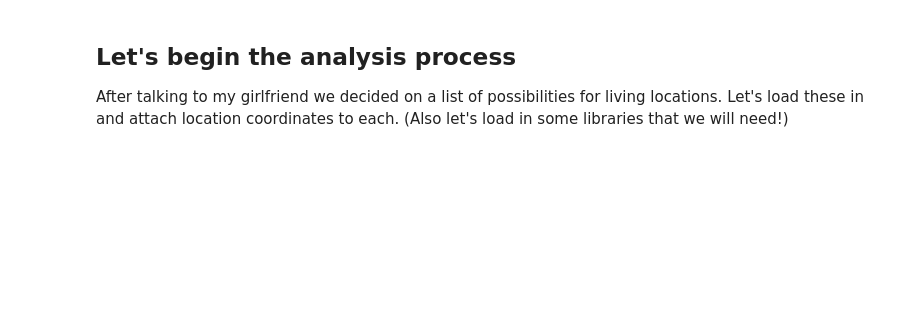
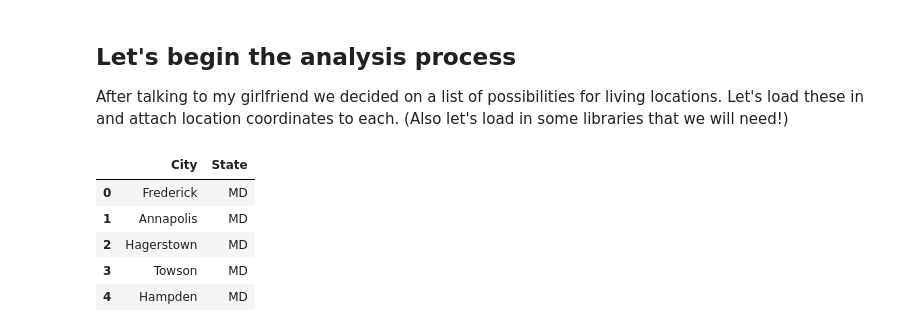
Before and after one commit to BradenSmolko/Coursera_Capstone, a Jupyter notebook: Coursera_Capstone.ipynb, the cells around one changed output. Cells and saved outputs as stored; diff of their text form; code cells hidden in the pictures; blank space fills up the shorter version.

```diff
--- a/Coursera_Capstone.ipynb
+++ b/Coursera_Capstone.ipynb
@@ -72,0 +54,12 @@ for postal_code in df['Postal Code']:
+# %%
+# Load in the Possible Locations Table from the repository
+df_url = 'https://raw.githubusercontent.com/BradenSmolko/Coursera_Capstone/master/PossibleLocations.csv'
+locations_df = pd.read_csv(df_url)
+locations_df.head()
+# %% [output]
+|  | City | State |
+| 0 | Frederick | MD |
+| 1 | Annapolis | MD |
+| 2 | Hagerstown | MD |
+| 3 | Towson | MD |
+| 4 | Hampden | MD |
```
Also changed, not shown: parts of 8 cells of this notebook.
